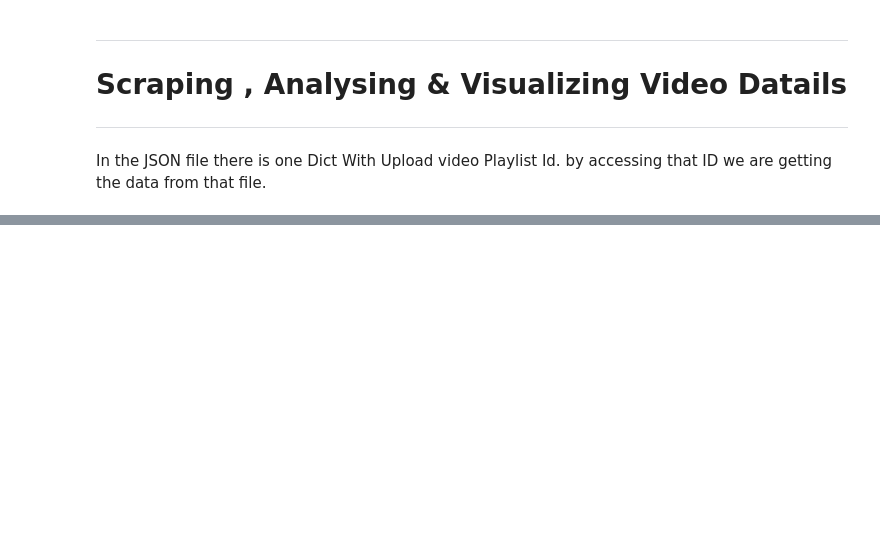
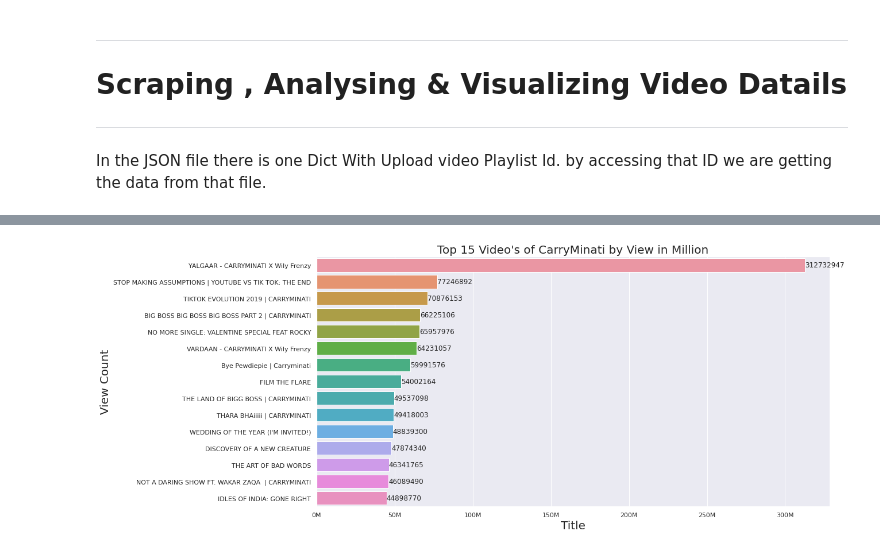
Before and after one commit to Raghushaf/Kaggle, a Jupyter notebook: youtube-data-analysis.ipynb, the cells around one changed output, grey strips where cells are left out. Drawn from its saved outputs; the diff is of its cells as text; code cells hidden in the pictures; blank space fills up the shorter version.

```diff
--- a/youtube-data-analysis.ipynb
+++ b/youtube-data-analysis.ipynb
@@ -217,0 +399,11 @@ In the JSON file there is one Dict With Upload video Playlist Id. by accessing t
+# %%
+numeric_cols = ['viewCount', 'likeCount', 'favouriteCount', 'commentCount']
+video_df[numeric_cols] = video_df[numeric_cols].apply(pd.to_numeric, errors = 'coerce', axis = 1)
+
+#If ‘coerce’, then invalid parsing will be set as NaN.
+# %%
+# Create publish day (in the week) column
+video_df['publishedAt'] =  video_df['publishedAt'].apply(lambda x: parser.parse(x))
+video_df['pushblishDayName'] = video_df['publishedAt'].apply(lambda x: x.strftime("%A"))
+
+#After first time running this cell don't run this again it will through error.
@@ -217,0 +419,5 @@ In the JSON file there is one Dict With Upload video Playlist Id. by accessing t
+# %%
+# convert duration to seconds
+import isodate
+video_df['durationSecs']= video_df['duration'].apply(lambda x: isodate.parse_duration(x))
+video_df['durationSecs']=video_df ['durationSecs'].astype('timedelta64[s]')
@@ -217,0 +462,3 @@ In the JSON file there is one Dict With Upload video Playlist Id. by accessing t
+# %%
+# adding tag count
+video_df['tagsCount'] = video_df['tags'].apply(lambda x: 0 if x is None else len(x))  #None for empty tags value
@@ -217,0 +469,17 @@ In the JSON file there is one Dict With Upload video Playlist Id. by accessing t
+# %%
+sns.set(rc={'figure.figsize':(16,8)})
+
+ax = sns.barplot(y = 'title', x = 'viewCount', data = video_df.sort_values('viewCount', ascending=False)[0:15])
+ax.xaxis.set_major_formatter(ticker.FuncFormatter(lambda x, pos: '{:,.0f}'.format(x/1000000) + 'M'))
+#plt.xticks(rotation=90)
+
+ax.set_xlabel("Title",fontsize = 20)
+ax.set_ylabel('View Count',fontsize = 20)
+ax.set_title("Top 15 Video's of CarryMinati by View in Million", fontsize = 20)
+
+
+y=video_df['viewCount'][0:15]
+ax.bar_label(ax.containers[0],fmt='%i')
+plt.show()
+# %% [output]
+[figure, added]
```
Also changed, not shown: parts of 30 cells of this notebook.
